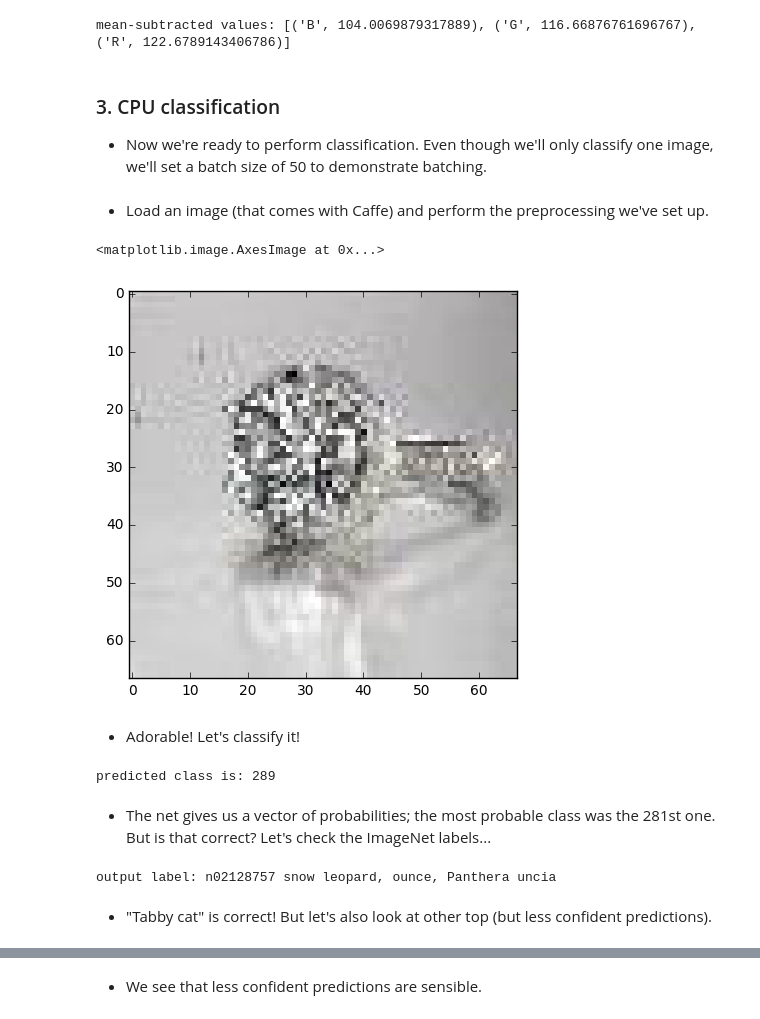
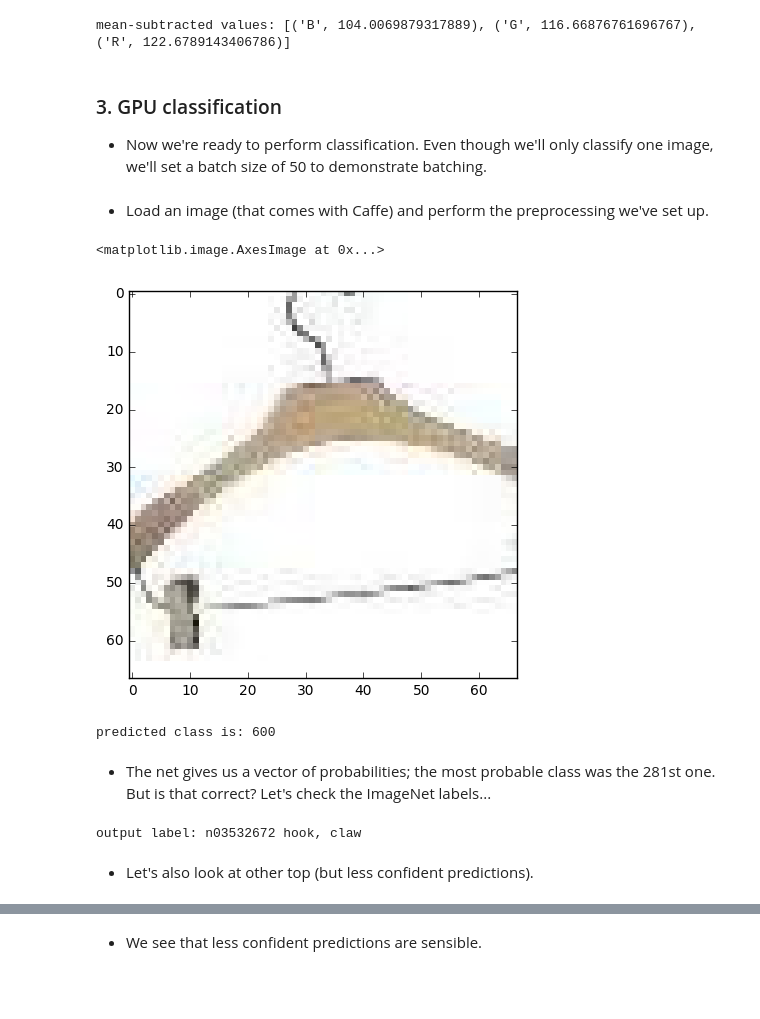
Before and after one commit to LittleHann/Break12306Captcha, a Jupyter notebook: triplet_notebook/CaffeNet.ipynb, the cells around one changed output, grey strips where cells are left out. Cells and saved outputs as stored; diff of their text form; code cells hidden in the pictures; blank space fills up the shorter version.

Commit message:
50 images a batch GPU 18.6 ms (best performance)

```diff
--- a/triplet_notebook/CaffeNet.ipynb
+++ b/triplet_notebook/CaffeNet.ipynb
@@ -49,5 +41,6 @@ Downloading pre-trained CaffeNet model...
 # %%
-caffe.set_mode_cpu()
+caffe.set_device(0)
+caffe.set_mode_gpu()
 
 model_def = caffe_root + 'models/bvlc_reference_caffenet/deploy.prototxt'
 model_weights = caffe_root + 'models/bvlc_reference_caffenet/bvlc_reference_caffenet.caffemodel'
@@ -77,6 +70,6 @@ transformer.set_channel_swap('data', (2,1,0))  # swap channels from RGB to BGR
 # %% [output]
 mean-subtracted values: [('B', 104.0069879317889), ('G', 116.66876761696767), ('R', 122.6789143406786)]
 # %% [markdown]
-### 3. CPU classification
+### 3. GPU classification
 
 * Now we're ready to perform classification. Even though we'll only classify one image, we'll set a batch size of 50 to demonstrate batching.
@@ -93,26 +83,24 @@ net.blobs['data'].reshape(50,        # batch size
 * Load an image (that comes with Caffe) and perform the preprocessing we've set up.
 # %%
 # image = caffe.io.load_image(caffe_root + 'examples/images/cat.jpg')
-image = caffe.io.load_image('/home/haonans/capstone/data/subimages/0_1_3.jpg')
+image = caffe.io.load_image('/home/haonans/capstone/data/subimages/0_1_2.jpg')
 transformed_image = transformer.preprocess('data', image)
 plt.imshow(image)
 # %% [output]
 <matplotlib.image.AxesImage at 0x...>
-[figure, old version]
+[figure, new version]
-# %% [markdown]
-* Adorable! Let's classify it!
 # %%
 # copy the image data into the memory allocated for the net
 net.blobs['data'].data[...] = transformed_image
 
-### perform classification
+### perform forward computation
 output = net.forward()
 
 output_prob = output['prob'][0]  # the output probability vector for the first image in the batch
 
 print 'predicted class is:', output_prob.argmax()
 # %% [output]
-predicted class is: 289
+predicted class is: 600
 # %% [markdown]
 * The net gives us a vector of probabilities; the most probable class was the 281st one. But is that correct? Let's check the ImageNet labels...
 # %%
@@ -125,9 +113,9 @@ labels = np.loadtxt(labels_file, str, delimiter='\t')
 
 print 'output label:', labels[output_prob.argmax()]
 # %% [output]
-output label: n02128757 snow leopard, ounce, Panthera uncia
+output label: n03532672 hook, claw
 # %% [markdown]
-* "Tabby cat" is correct! But let's also look at other top (but less confident predictions).
+* Let's also look at other top (but less confident predictions).
 # %%
 # sort top five predictions from softmax output
 top_inds = output_prob.argsort()[::-1][:5]  # reverse sort and take five largest items
```
Also changed, not shown: parts of 22 cells of this notebook, 1 other file.
